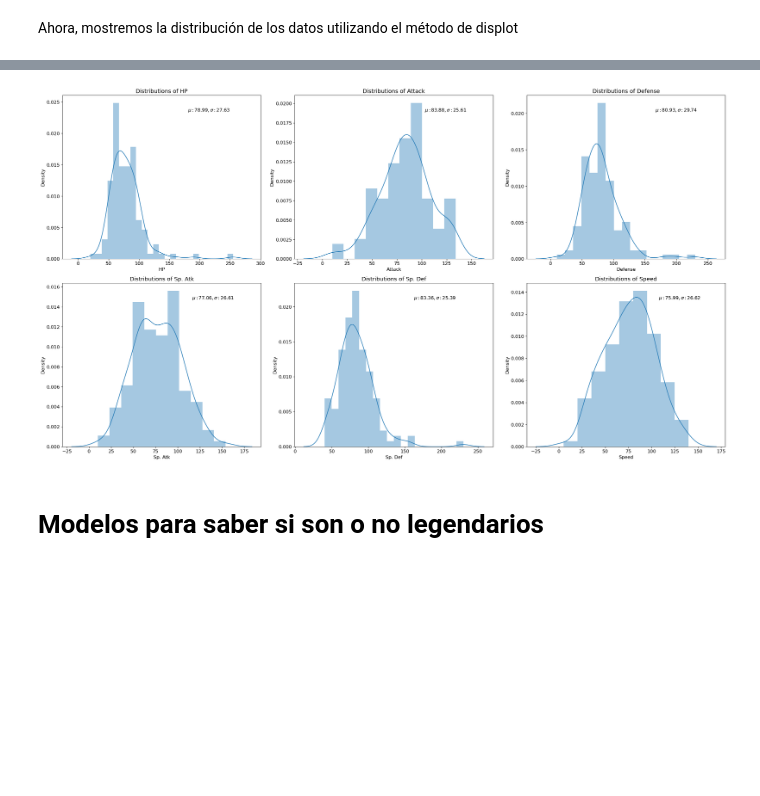
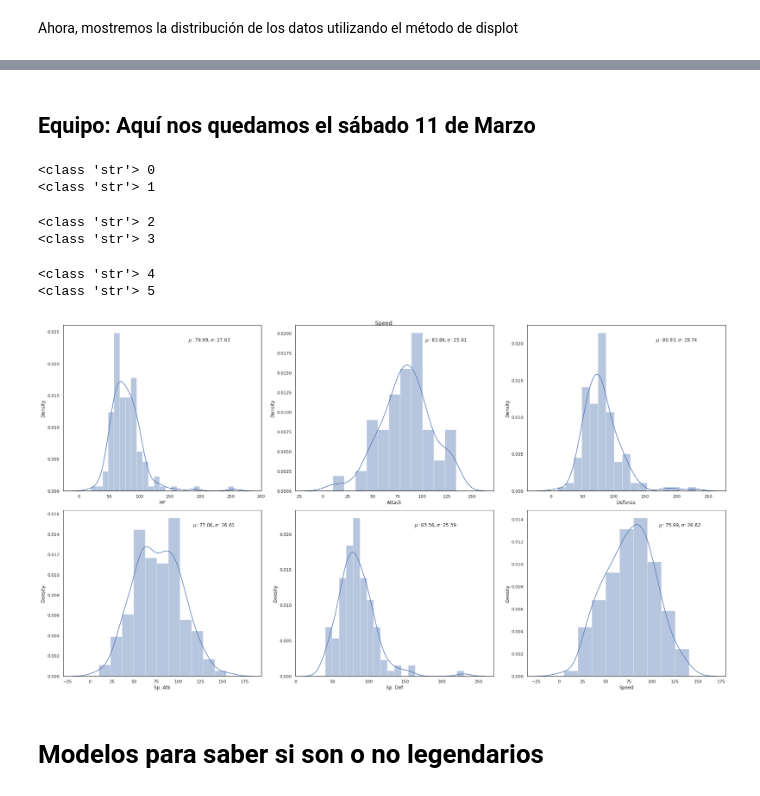
Before and after one commit to SalRmz/DCDP, a Jupyter notebook: 01 Programación en Python/notebooks/exercises/Practica_Final_EDA_WoAns.ipynb, the cells around one changed output, grey strips where cells are left out. Saved outputs shown, nothing was run; the diff lists cells and outputs as text; code cells hidden in the pictures; blank space fills up the shorter version.

Commit message:
avances en la practica final 1. vamos donde usaremos distplot

```diff
--- a/01 Programación en Python/notebooks/exercises/Practica_Final_EDA_WoAns.ipynb
+++ b/01 Programación en Python/notebooks/exercises/Practica_Final_EDA_WoAns.ipynb
@@ -471,4 +611,5 @@ last_evolutions.extend(eevee_and_hitmon)
 
 #Se remueven algunos duplicados
 last_evo_df = pd.DataFrame([[int(x[1][1:]), x[3]] for x in last_evolutions], columns=['Number', 'Pokemon'] )
-<#completar>.drop_duplicates()
+last_evo_df = last_evo_df.drop_duplicates()
+last_evo_df.shape
@@ -475,6 +618,8 @@ last_evo_df = pd.DataFrame([[int(x[1][1:]), x[3]] for x in last_evolutions], col
 # %% [markdown]
 Estamos al final del proceso, tenemos una lista de Pokémon que pertenecen a una rama de evolución y también tenemos una lista de Pokémon que son las últimas evoluciones. Sigamos adelante y actualicemos nuestro conjunto de datos inicial. Crearemos dos columnas adicionales.
 # %%
+my_pokemon = gens1and2.copy()
+
 my_pokemon['Has_evol'] = my_pokemon.Name.isin(has_evolution)
 my_pokemon['Last_evol'] = my_pokemon.Name.isin(last_evo_df.Pokemon)
 my_evolved_pokemon = my_pokemon.loc[(my_pokemon.Last_evol == True) | (my_pokemon.Has_evol == False)].copy()
@@ -506,0 +661,12 @@ ax2 = <#completar>
+# %%
+fig, (ax1, ax2) = plt.subplots(1, 2, figsize=(15, 10))
+plt.rcParams["font.size"] = 12
+
+ax1 = my_evolved_pokemon.groupby('Type 1').size().sort_values().plot(kind='barh', ax=ax1)
+start, end = ax1.get_xlim()
+ax1.xaxis.set_ticks(np.arange(start, end, 5))
+ax1.axes.get_yaxis().get_label().set_visible(False)
+_ = ax1.set_title('Type 1 frequency')
+
+# Lo mismo, pero para el Type 2
+ax2 = my_evolved_pokemon.groupby('Type 2').size().sort_values().plot(kind='barh', ax=ax2)
@@ -523,0 +727,17 @@ Ahora, mostremos la distribución de los datos utilizando el método de displot
+# %%
+stats = my_evolved_pokemon.loc[:, 'HP':'Speed']
+plt.figure(figsize=(25, 20))
+
+for ii, stat in enumerate(stats):
+    #title = "Distributions of {stat}".format(stat=stat)
+    title = "Distributions of "+stat
+    plt.subplot(3, 3, ii+1)
+    #plt.title('prueba')
+    sns.distplot(stats.stat)
+    x = plt.gca().get_xlim()[1] * .6
+    y = plt.gca().get_ylim()[1] * .9
+    plt.text(x, y, '$\mu: {mu: .2f}, \sigma: {sigma: .2f}$'.format(mu = 99, sigma=99))
+
+
+plt.tight_layout()
+plt.show()
@@ -524,23 +757,34 @@ Ahora, mostremos la distribución de los datos utilizando el método de displot
+# %% [markdown]
+## Equipo: Aquí nos quedamos el sábado 11 de Marzo
 # %%
 stats = my_evolved_pokemon.loc[:, 'HP':'Speed']
 plt.figure(figsize=(25, 20))
 
 for ii, stat in enumerate(stats):
+    print(type(stat),ii)
     title = "Distributions of {stat}".format(
         stat = stat
     )
-    plt.subplot(3, 3, #<Completar>)
-    plt.title(title)
-    sns.distplot(#<Completar>)
+
+    plt.subplot(3, 3, ii+1)
+    #plt.title(stat)
+    plt.suptitle(stat)
+    sns.distplot(stats[stat])
     x = plt.gca().get_xlim()[1] * .6
     y = plt.gca().get_ylim()[1] * .9
-    plt.text(x, y, '$\mu: {mu: .2f}, \sigma: {sigma: .2f}$'.format(mu = #<Completar>, sigma=#<Completar>))
+    plt.text(x, y, '$\mu: {mu: .2f}, \sigma: {sigma: .2f}$'.format(mu = stats[stat].mean(), sigma=stats[stat].std()))
 
 
 plt.tight_layout()
 plt.show()
 # %% [output]
+<class 'str'> 0
+<class 'str'> 1
+<class 'str'> 2
+<class 'str'> 3
+<class 'str'> 4
+<class 'str'> 5
-[figure, old version]
+[figure, new version]
 # %% [markdown]
 # Modelos para saber si son o no legendarios
 # %%
```
Also changed, not shown: parts of 27 cells of this notebook.
